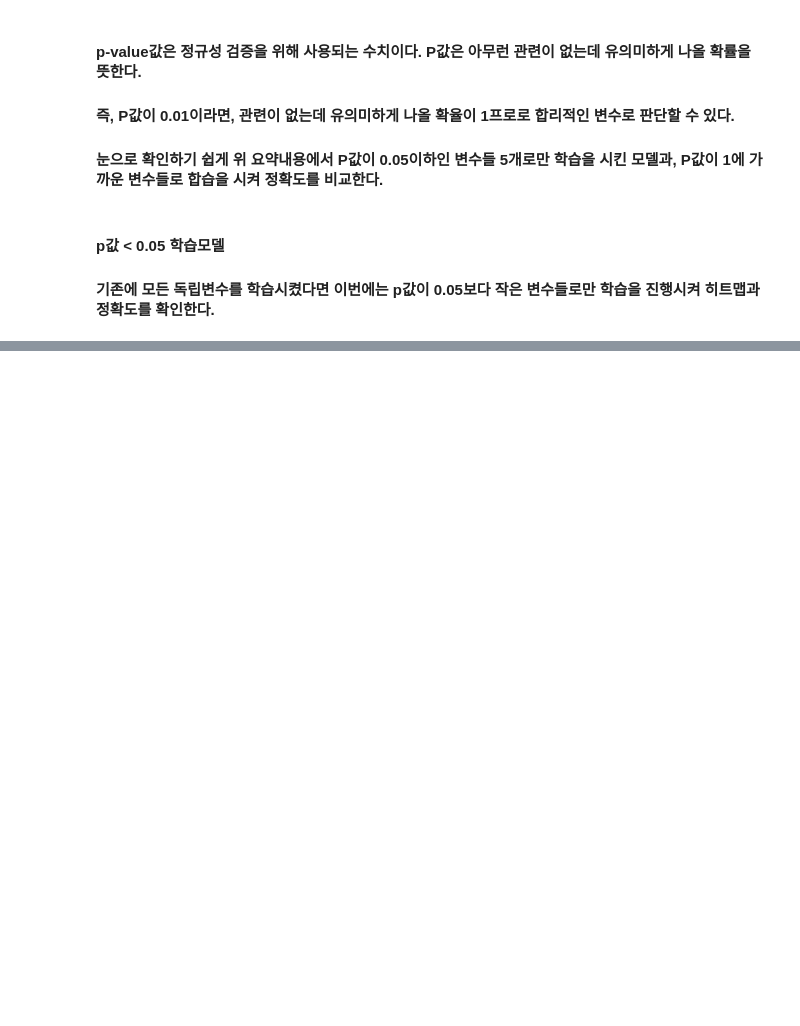
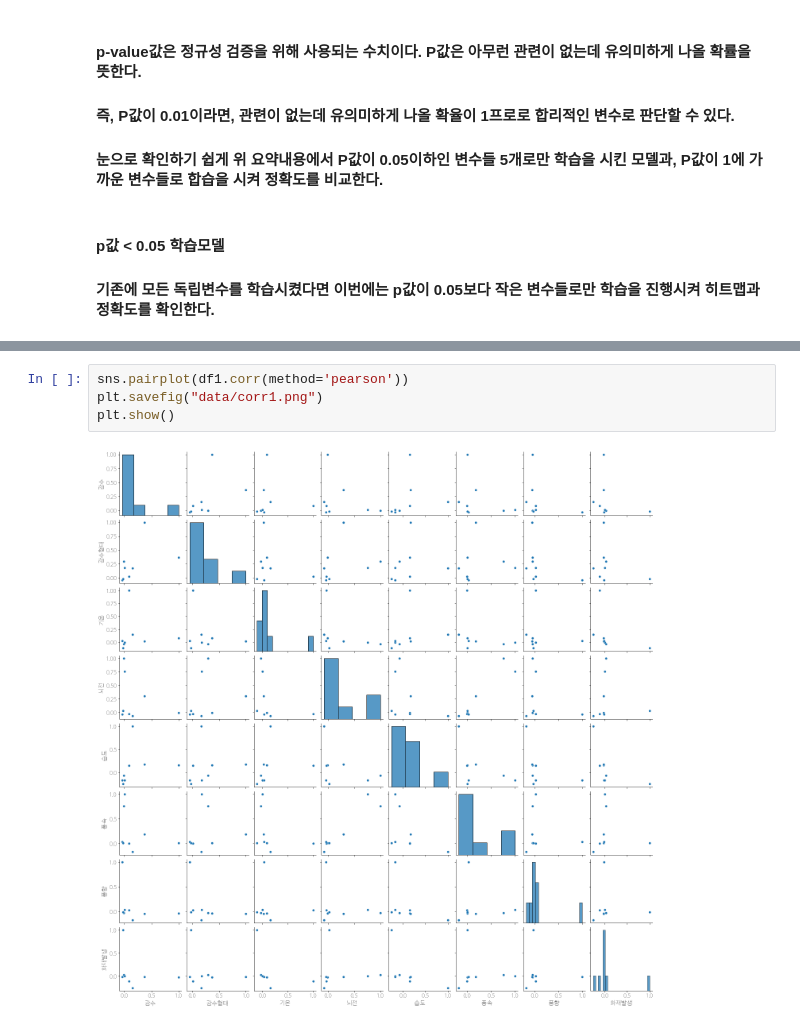
Before and after one commit to JuheePak/Convergence_project, a Jupyter notebook: src/logistic_regression.ipynb, the cells around one changed output, grey strips where cells are left out. Saved outputs shown, nothing was run; the diff lists cells and outputs as text; blank space fills up the shorter version.

```diff
--- a/src/logistic_regression.ipynb
+++ b/src/logistic_regression.ipynb
@@ -53,0 +191,6 @@ sns.heatmap(pd.DataFrame(cnf_metrix), annot=True, cmap='YlGnBu', fmt='g')
+# %%
+sns.pairplot(df1.corr(method='pearson'))
+plt.savefig("data/corr1.png")
+plt.show()
+# %% [output]
+[figure, added]
```
Also changed, not shown: parts of 13 cells of this notebook, 1 other file.
